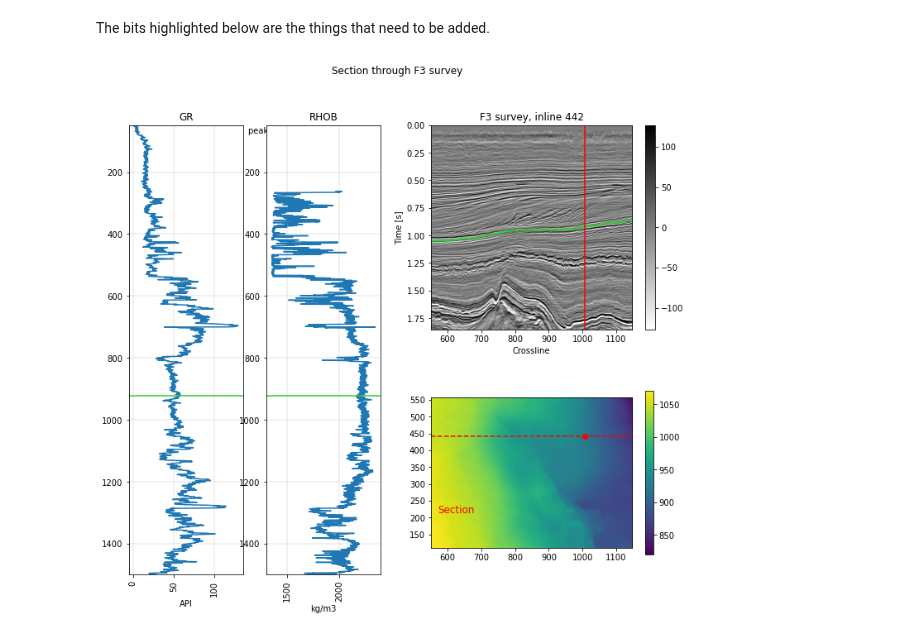
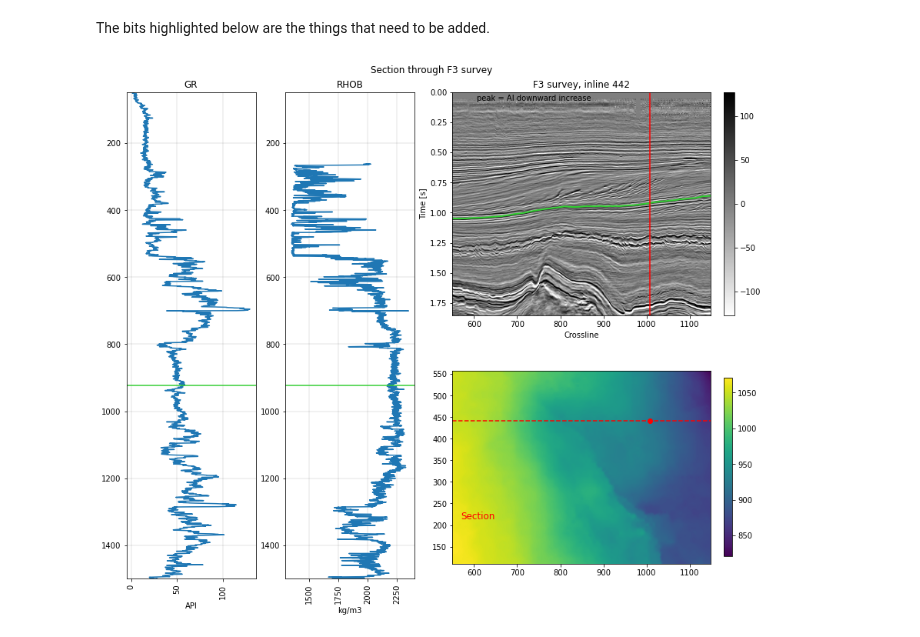
Before and after one commit to agilescientific/geocomputing, a Jupyter notebook: dev/goal_plot.ipynb, the cells around one changed output. Saved outputs shown, nothing was run; the diff lists cells and outputs as text; code cells hidden in the pictures.

```diff
--- a/dev/goal_plot.ipynb
+++ b/dev/goal_plot.ipynb
@@ -188,17 +180,12 @@ def make_goal_plot(w, hor, hor_, vol):
     xindex = 228  # This is the index corresponding to xline 1006.
     intersect = hor[index, xindex]
 
-    # Create our figure layout, using gridspec
-    fig = plt.figure(figsize=(12, 10))
-    spec = fig.add_gridspec(2, 2)
-
-    # Add our subplots
-    section = fig.add_subplot(spec[0, 1:])
-    mapview = fig.add_subplot(spec[1, 1:])
-
-    wells = spec[:, 0].subgridspec(1, 2)
-    well1 = fig.add_subplot(wells[:, 0])
-    well2 = fig.add_subplot(wells[:, 1])
+    # Create our figure layout, using mosaic
+    fig = plt.figure(constrained_layout=True, figsize=(12,10))
+    mosaic = """
+    ABCC
+    ABDD"""
+    ax_dict = fig.subplot_mosaic(mosaic)
 
 
     ###
@@ -208,7 +195,7 @@ def make_goal_plot(w, hor, hor_, vol):
     fig.suptitle('Section through F3 survey')
 
     # Plot the main subplot.
-    ax = section
+    ax = ax_dict['C']
     im = ax.imshow(vol[index, :, :].T,
                    extent=extent,
                    cmap="gray_r",
@@ -217,38 +204,38 @@ def make_goal_plot(w, hor, hor_, vol):
                   )
     # Add these:
     cb = fig.colorbar(im, ax=ax)
     ax.plot(np.arange(*xlines, 2), hor[index, :]/1000, c='limegreen', lw=2)
     ax.set_title(f"F3 survey, inline {inline}")
     ax.set_xlabel("Crossline")
     ax.set_ylabel("Time [s]")
-    ax.text(7, 0.07, "peak = AI downward increase")
+    ax.text(607, 0.07, "peak = AI downward increase")
     ax.axvline(1007, color='red') # draw a line for the well
 
     # Plot the well logs
-    w.data['GR'].plot(ax=well1)
-    well1.axhline(intersect, color='limegreen')
+    w.data['GR'].plot(ax=ax_dict['A'])
+    ax_dict['A'].axhline(intersect, color='limegreen')
     # Add these:
-    w.data['RHOB'].plot(ax=well2)
-    well2.axhline(intersect, color='limegreen')
+    w.data['RHOB'].plot(ax=ax_dict['B'])
+    ax_dict['B'].axhline(intersect, color='limegreen')
 
     # Plot the top-down view of the surface
     # Add all of this:
-    ax = mapview
+    ax = ax_dict['D']
     im = ax.imshow(hor,
                    cmap="viridis",
                    #vmin=-ma, vmax=ma,
                    origin='lower',
                    aspect='equal',
                    extent=horizon_extent,
                   )
     ax.axhline(442, c='red', ls='--')
     # ax.axhline(inline*2 + 110, c='red', ls='--')
     ax.text(570, 215, "Section", color='red', fontsize=12)
     ax.scatter(1007, 442, c='red') # add the well location.
     cb = fig.colorbar(im, ax=ax, shrink=0.8)
 
-    return fig, (wells, section, mapview)
+    return fig, ax_dict
 
 _ = make_goal_plot(w, hor, hor_, vol)
 # %% [output]
-[figure, old version]
+[figure, new version]
```
Also changed, not shown: parts of 3 cells of this notebook.
